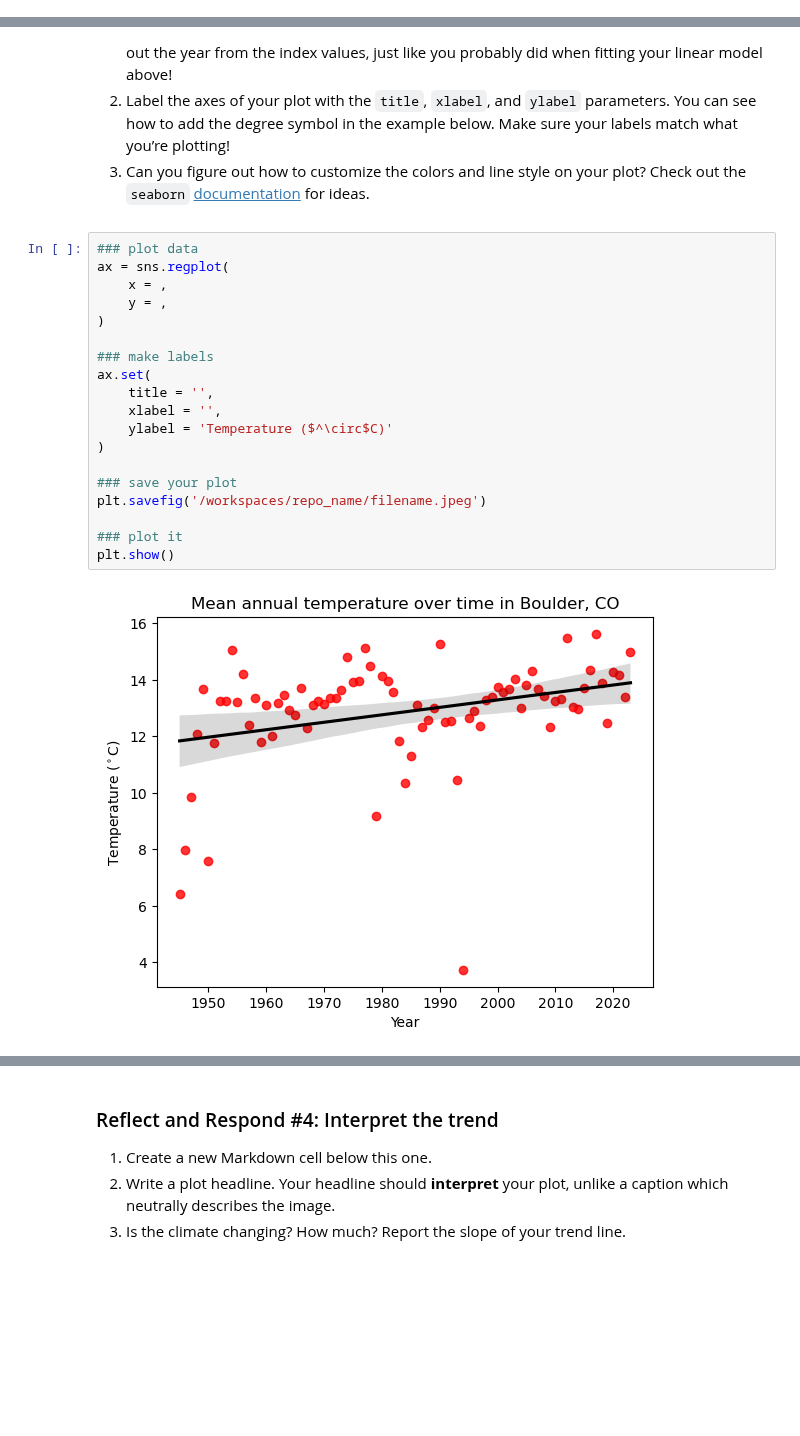
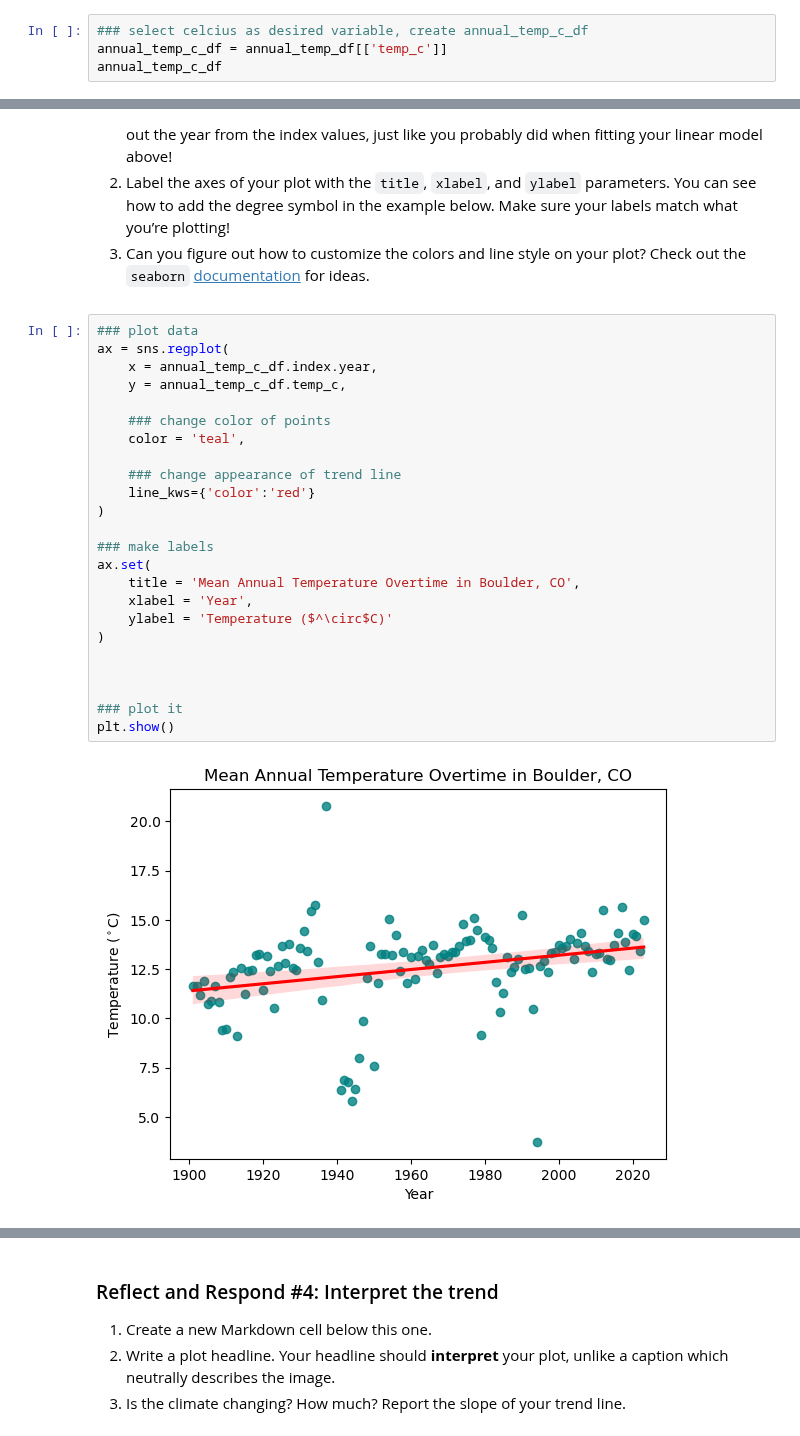
Before and after one commit to gretabinzen/01-climate-fall-template, a Jupyter notebook: 05-climate-trend-line.ipynb, the cells around one changed output, grey strips where cells are left out. Cells and saved outputs as stored; diff of their text form; blank space fills up the shorter version.

Commit message:
add trend line

```diff
--- a/05-climate-trend-line.ipynb
+++ b/05-climate-trend-line.ipynb
@@ -89,2 +104,6 @@ import seaborn as sns
 ### fit an OLS linear regression
 from sklearn.linear_model import LinearRegression
+# %%
+### select celcius as desired variable, create annual_temp_c_df
+annual_temp_c_df = annual_temp_df[['temp_c']]
+annual_temp_c_df
@@ -151,21 +210,26 @@ href="https://seaborn.pydata.org/">documentation</a> for ideas.</li>
 # %%
 ### plot data
 ax = sns.regplot(
-    x = ,
-    y = ,
+    x = annual_temp_c_df.index.year,
+    y = annual_temp_c_df.temp_c,
+
+    ### change color of points
+    color = 'teal',
+
+    ### change appearance of trend line
+    line_kws={'color':'red'}
 )
 
 ### make labels
 ax.set(
-    title = '',
-    xlabel = '',
+    title = 'Mean Annual Temperature Overtime in Boulder, CO',
+    xlabel = 'Year',
     ylabel = 'Temperature ($^\circ$C)'
 )
 
-### save your plot
-plt.savefig('/workspaces/repo_name/filename.jpeg')
+
 
 ### plot it
 plt.show()
 # %% [output]
-[figure, old version]
+[figure, new version]
```
Also changed, not shown: parts of 7 cells of this notebook, 1 other file.
